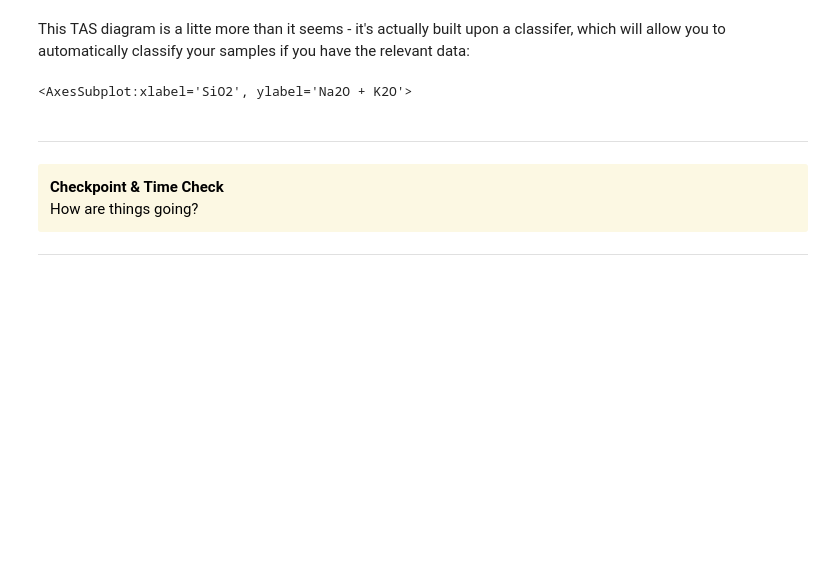
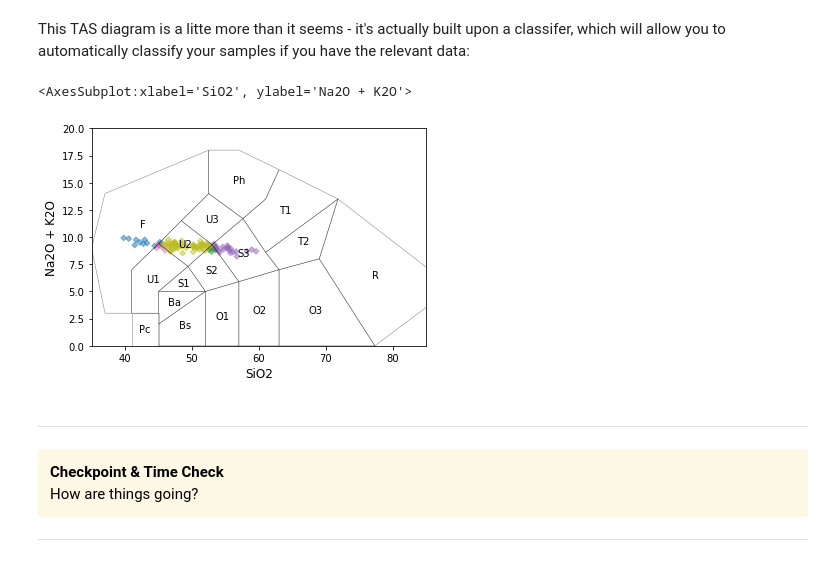
Before and after one commit to morganjwilliams/202103-MQ-pyrolite-workshop, a Jupyter notebook: notebooks/04_simple_vis.ipynb, the cells around one changed output. Cells and saved outputs as stored; diff of their text form; code cells hidden in the pictures; blank space fills up the shorter version.

```diff
--- a/notebooks/04_simple_vis.ipynb
+++ b/notebooks/04_simple_vis.ipynb
@@ -110,10 +116,11 @@ df["Na2O + K2O"] = df["Na2O"] + df["K2O"]
 cm =TAS() # TAS classifier model
 df["TAS"] = cm.predict(df) # predict what TAS class the samples occupy
 # %%
-ax = cm.add_to_axes(ax, alpha=0.5, linewidth=0.5, zorder=-1, labels="ID") # add the TAS diagram with the labels to an axis
+ax = cm.add_to_axes(alpha=0.5, linewidth=0.5, zorder=-1, labels="ID") # add the TAS diagram with the labels to an axis
 df[["SiO2", "Na2O + K2O"]].pyroplot.scatter(ax=ax, c=df['TAS'], alpha=0.5) # plot the data colored by their TAS class
 # %% [output]
 <AxesSubplot:xlabel='SiO2', ylabel='Na2O + K2O'>
+[figure, added]
 # %% [markdown]
 ----
 <div class='alert alert-warning'> <font size="+1" color="black"><b> Checkpoint & Time Check</b><br>How are things going?</font></div>
```
Also changed, not shown: parts of 3 cells of this notebook.
